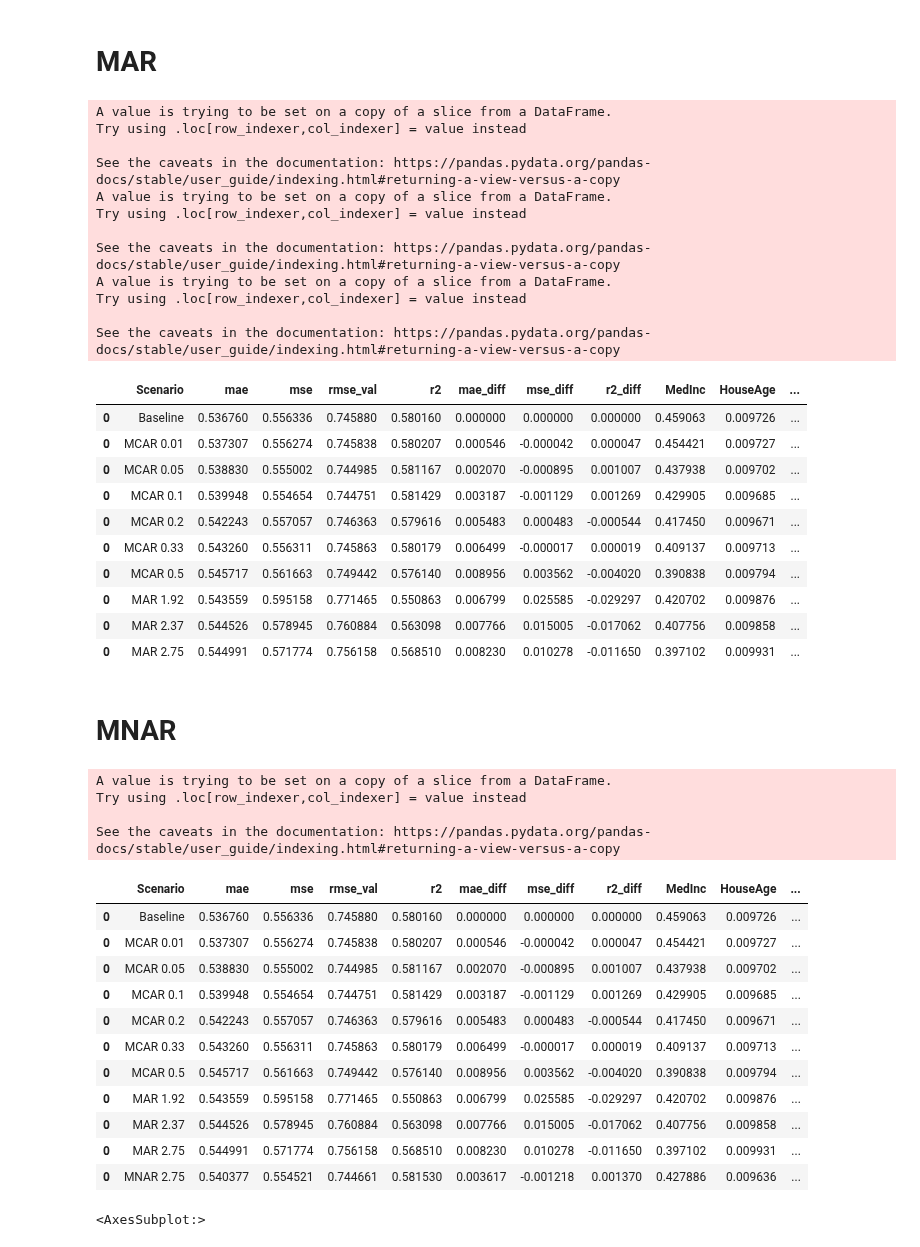
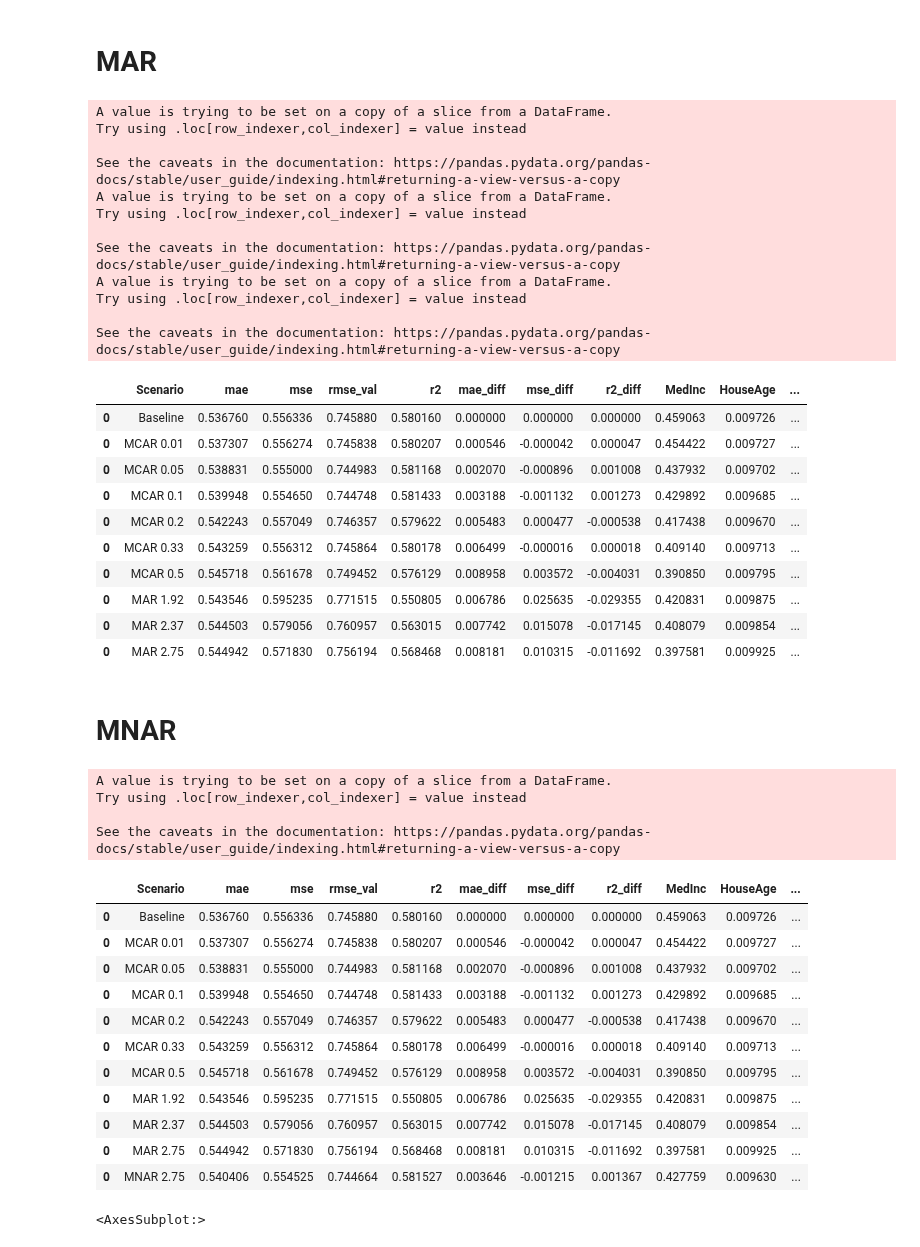
Before and after one commit to andrewmejia600/DS7333, a Jupyter notebook: CASE_STUDY_10/Case 10 Imputation.ipynb, the cells around one changed output. Drawn from its saved outputs; the diff is of its cells as text; code cells hidden in the pictures.

```diff
--- a/CASE_STUDY_10/Case 10 Imputation.ipynb
+++ b/CASE_STUDY_10/Case 10 Imputation.ipynb
@@ -9,7 +11,7 @@ from sklearn.metrics import mean_squared_error, r2_score, mean_absolute_error
 # %% [markdown]
 # Helper Functions
 # %%
-def rand_msng(feat_msng, df_obj, frac_msng=0.3, rand_state=99):
+def rand_msng(feat_msng, imp_val, df_obj, frac_msng=0.3, rand_state=99):
 
     try:
         df_msng = df_obj.sample(frac=frac_msng, random_state=rand_state)
@@ -17,8 +19,7 @@ def rand_msng(feat_msng, df_obj, frac_msng=0.3, rand_state=99):
         df_msng[feat_msng] = np.nan
         #concatenate the not missing with the missing dataframe
         df_new = pd.concat([df_msng, df_not_msng])
-        #note that we only compute the median of the training data and apply to all missing data to avoid leakage
-        df_new[feat_msng] = df_new[feat_msng].fillna(df_new[feat_msng].iloc[train_index].median())
+        df_new[feat_msng] = df_new[feat_msng].fillna(imp_val)
         df_new = df_new.sort_index()
 
     except:
@@ -26,7 +27,7 @@ def rand_msng(feat_msng, df_obj, frac_msng=0.3, rand_state=99):
 
     return df_new
 
-def msng_at_rand(feat_crit, feat_msng, df_obj, use_crit=1, rand_state=99):
+def msng_at_rand(feat_crit, feat_msng, imp_val, df_obj, use_crit=1, rand_state=99):
 
     try:
         df_msng = df_obj.query("{0} < {1}".format(feat_crit,use_crit))
@@ -34,8 +35,7 @@ def msng_at_rand(feat_crit, feat_msng, df_obj, use_crit=1, rand_state=99):
         df_msng[feat_msng] = np.nan
         #concatenate the not missing with the missing dataframe
         df_new = pd.concat([df_msng, df_not_msng])
-        #note that we only compute the median of the training data and apply to all missing data to avoid leakage
-        df_new[feat_msng] = df_new[feat_msng].fillna(df_new[feat_msng].iloc[train_index].median())
+        df_new[feat_msng] = df_new[feat_msng].fillna(imp_val)
         df_new = df_new.sort_index()
 
     except:
@@ -43,7 +43,7 @@ def msng_at_rand(feat_crit, feat_msng, df_obj, use_crit=1, rand_state=99):
 
     return df_new
 
-def msng_not_at_rand(feat_msng, df_obj, frac_msng=0.25, rand_state=99):
+def msng_not_at_rand(feat_msng, imp_val, df_obj, frac_msng=0.25, rand_state=99):
 
     try:
         myIndex = int(((1-frac_msng)*len(df_obj)))
@@ -52,8 +52,7 @@ def msng_not_at_rand(feat_msng, df_obj, frac_msng=0.25, rand_state=99):
         df_msng[feat_msng] = np.nan
         #concatenate the not missing with the missing dataframe
         df_new = pd.concat([df_msng, df_not_msng])
-        #note that we only compute the median of the training data and apply to all missing data to avoid leakage
-        df_new[feat_msng] = df_new[feat_msng].fillna(df_new[feat_msng].iloc[train_index].median())
+        df_new[feat_msng] = df_new[feat_msng].fillna(imp_val)
         df_new = df_new.sort_index()
 
     except:
@@ -220,3 +219,4 @@ df_overall
 # %%
 msng_col = 'AveBedrms' #the column we will create missing values for and then fill in with imputation
 crit_col = 'MedInc' #the column we will use as criteria for MAR
+imputation_value = df[msng_col].iloc[train_index].median() #grab the median value for AveBedrms from training only
@@ -228,7 +232,7 @@ msng_pcnt = [.01, .05, .1, .2, .33, .5]
 scen = 'MCAR'
 for i in msng_pcnt:
     #get the data with imputed values
-    df_new_msng = rand_msng(msng_col, df, i)
+    df_new_msng = rand_msng(msng_col, imputation_value, df, i)
     #get into training and test
     train_set = df_new_msng.iloc[train_index]
     test_set = df_new_msng.iloc[test_index]
@@ -265,7 +269,7 @@ scen = 'MAR'
 for i in the_criteria:
     #get the data with imputed values
     #here, we are applying the criteria to MedInc where MedInc < the_criteria
-    df_new_msng = msng_at_rand(crit_col,msng_col, df, i)
+    df_new_msng = msng_at_rand(crit_col,msng_col, imputation_value, df, i)
     #get into training and test
     train_set = df_new_msng.iloc[train_index]
     test_set = df_new_msng.iloc[test_index]
@@ -296,53 +300,53 @@ Try using .loc[row_indexer,col_indexer] = value instead
 See the caveats in the documentation: https://pandas.pydata.org/pandas-docs/stable/user_guide/indexing.html#returning-a-view-versus-a-copy
 |  | Scenario | mae | mse | rmse_val | r2 | mae_diff | mse_diff | r2_diff | MedInc | HouseAge | ... |
 | 0 | Baseline | 0.536760 | 0.556336 | 0.745880 | 0.580160 | 0.000000 | 0.000000 | 0.000000 | 0.459063 | 0.009726 | ... |
-| 0 | MCAR 0.01 | 0.537307 | 0.556274 | 0.745838 | 0.580207 | 0.000546 | -0.000042 | 0.000047 | 0.454421 | 0.009727 | ... |
-| 0 | MCAR 0.05 | 0.538830 | 0.555002 | 0.744985 | 0.581167 | 0.002070 | -0.000895 | 0.001007 | 0.437938 | 0.009702 | ... |
-| 0 | MCAR 0.1 | 0.539948 | 0.554654 | 0.744751 | 0.581429 | 0.003187 | -0.001129 | 0.001269 | 0.429905 | 0.009685 | ... |
-| 0 | MCAR 0.2 | 0.542243 | 0.557057 | 0.746363 | 0.579616 | 0.005483 | 0.000483 | -0.000544 | 0.417450 | 0.009671 | ... |
-| 0 | MCAR 0.33 | 0.543260 | 0.556311 | 0.745863 | 0.580179 | 0.006499 | -0.000017 | 0.000019 | 0.409137 | 0.009713 | ... |
-| 0 | MCAR 0.5 | 0.545717 | 0.561663 | 0.749442 | 0.576140 | 0.008956 | 0.003562 | -0.004020 | 0.390838 | 0.009794 | ... |
-| 0 | MAR 1.92 | 0.543559 | 0.595158 | 0.771465 | 0.550863 | 0.006799 | 0.025585 | -0.029297 | 0.420702 | 0.009876 | ... |
-| 0 | MAR 2.37 | 0.544526 | 0.578945 | 0.760884 | 0.563098 | 0.007766 | 0.015005 | -0.017062 | 0.407756 | 0.009858 | ... |
-| 0 | MAR 2.75 | 0.544991 | 0.571774 | 0.756158 | 0.568510 | 0.008230 | 0.010278 | -0.011650 | 0.397102 | 0.009931 | ... |
+| 0 | MCAR 0.01 | 0.537307 | 0.556274 | 0.745838 | 0.580207 | 0.000546 | -0.000042 | 0.000047 | 0.454422 | 0.009727 | ... |
+| 0 | MCAR 0.05 | 0.538831 | 0.555000 | 0.744983 | 0.581168 | 0.002070 | -0.000896 | 0.001008 | 0.437932 | 0.009702 | ... |
+| 0 | MCAR 0.1 | 0.539948 | 0.554650 | 0.744748 | 0.581433 | 0.003188 | -0.001132 | 0.001273 | 0.429892 | 0.009685 | ... |
+| 0 | MCAR 0.2 | 0.542243 | 0.557049 | 0.746357 | 0.579622 | 0.005483 | 0.000477 | -0.000538 | 0.417438 | 0.009670 | ... |
+| 0 | MCAR 0.33 | 0.543259 | 0.556312 | 0.745864 | 0.580178 | 0.006499 | -0.000016 | 0.000018 | 0.409140 | 0.009713 | ... |
+| 0 | MCAR 0.5 | 0.545718 | 0.561678 | 0.749452 | 0.576129 | 0.008958 | 0.003572 | -0.004031 | 0.390850 | 0.009795 | ... |
+| 0 | MAR 1.92 | 0.543546 | 0.595235 | 0.771515 | 0.550805 | 0.006786 | 0.025635 | -0.029355 | 0.420831 | 0.009875 | ... |
+| 0 | MAR 2.37 | 0.544503 | 0.579056 | 0.760957 | 0.563015 | 0.007742 | 0.015078 | -0.017145 | 0.408079 | 0.009854 | ... |
+| 0 | MAR 2.75 | 0.544942 | 0.571830 | 0.756194 | 0.568468 | 0.008181 | 0.010315 | -0.011692 | 0.397581 | 0.009925 | ... |
 # %% [markdown]
 # MNAR
 # %%
 scen = 'MNAR'
 #get the data with imputed values
-df_new_msng = msng_not_at_rand(msng_col, df, 0.25)
+df_new_msng = msng_not_at_rand(msng_col, imputation_value, df, 0.25)
 #get into training and test
 train_set = df_new_msng.iloc[train_index]
 test_set = df_new_msng.iloc[test_index]
 X_train = train_set.iloc[:, 0:8].values # returns the data; excluding the target
 Y_train = train_set.iloc[:, -1].values # returns the target-only
 X_test = test_set.iloc[:, 0:8].values # ""
 Y_test = test_set.iloc[:, -1].values # ""
 #fit model
 reg = LinearRegression(normalize=True).fit(X_train, Y_train)
 #predict on test
 Y_pred = reg.predict(X_test)
 #get model metrics into overall results dataframe
 df_overall = add_to_results_df(scen, df_overall, i, reg, Y_test, Y_pred)
 
 df_overall
 # %% [output]
 A value is trying to be set on a copy of a slice from a DataFrame.
 Try using .loc[row_indexer,col_indexer] = value instead
 
 See the caveats in the documentation: https://pandas.pydata.org/pandas-docs/stable/user_guide/indexing.html#returning-a-view-versus-a-copy
 |  | Scenario | mae | mse | rmse_val | r2 | mae_diff | mse_diff | r2_diff | MedInc | HouseAge | ... |
 | 0 | Baseline | 0.536760 | 0.556336 | 0.745880 | 0.580160 | 0.000000 | 0.000000 | 0.000000 | 0.459063 | 0.009726 | ... |
-| 0 | MCAR 0.01 | 0.537307 | 0.556274 | 0.745838 | 0.580207 | 0.000546 | -0.000042 | 0.000047 | 0.454421 | 0.009727 | ... |
-| 0 | MCAR 0.05 | 0.538830 | 0.555002 | 0.744985 | 0.581167 | 0.002070 | -0.000895 | 0.001007 | 0.437938 | 0.009702 | ... |
-| 0 | MCAR 0.1 | 0.539948 | 0.554654 | 0.744751 | 0.581429 | 0.003187 | -0.001129 | 0.001269 | 0.429905 | 0.009685 | ... |
-| 0 | MCAR 0.2 | 0.542243 | 0.557057 | 0.746363 | 0.579616 | 0.005483 | 0.000483 | -0.000544 | 0.417450 | 0.009671 | ... |
-| 0 | MCAR 0.33 | 0.543260 | 0.556311 | 0.745863 | 0.580179 | 0.006499 | -0.000017 | 0.000019 | 0.409137 | 0.009713 | ... |
-| 0 | MCAR 0.5 | 0.545717 | 0.561663 | 0.749442 | 0.576140 | 0.008956 | 0.003562 | -0.004020 | 0.390838 | 0.009794 | ... |
-| 0 | MAR 1.92 | 0.543559 | 0.595158 | 0.771465 | 0.550863 | 0.006799 | 0.025585 | -0.029297 | 0.420702 | 0.009876 | ... |
-| 0 | MAR 2.37 | 0.544526 | 0.578945 | 0.760884 | 0.563098 | 0.007766 | 0.015005 | -0.017062 | 0.407756 | 0.009858 | ... |
-| 0 | MAR 2.75 | 0.544991 | 0.571774 | 0.756158 | 0.568510 | 0.008230 | 0.010278 | -0.011650 | 0.397102 | 0.009931 | ... |
-| 0 | MNAR 2.75 | 0.540377 | 0.554521 | 0.744661 | 0.581530 | 0.003617 | -0.001218 | 0.001370 | 0.427886 | 0.009636 | ... |
+| 0 | MCAR 0.01 | 0.537307 | 0.556274 | 0.745838 | 0.580207 | 0.000546 | -0.000042 | 0.000047 | 0.454422 | 0.009727 | ... |
+| 0 | MCAR 0.05 | 0.538831 | 0.555000 | 0.744983 | 0.581168 | 0.002070 | -0.000896 | 0.001008 | 0.437932 | 0.009702 | ... |
+| 0 | MCAR 0.1 | 0.539948 | 0.554650 | 0.744748 | 0.581433 | 0.003188 | -0.001132 | 0.001273 | 0.429892 | 0.009685 | ... |
+| 0 | MCAR 0.2 | 0.542243 | 0.557049 | 0.746357 | 0.579622 | 0.005483 | 0.000477 | -0.000538 | 0.417438 | 0.009670 | ... |
+| 0 | MCAR 0.33 | 0.543259 | 0.556312 | 0.745864 | 0.580178 | 0.006499 | -0.000016 | 0.000018 | 0.409140 | 0.009713 | ... |
+| 0 | MCAR 0.5 | 0.545718 | 0.561678 | 0.749452 | 0.576129 | 0.008958 | 0.003572 | -0.004031 | 0.390850 | 0.009795 | ... |
+| 0 | MAR 1.92 | 0.543546 | 0.595235 | 0.771515 | 0.550805 | 0.006786 | 0.025635 | -0.029355 | 0.420831 | 0.009875 | ... |
+| 0 | MAR 2.37 | 0.544503 | 0.579056 | 0.760957 | 0.563015 | 0.007742 | 0.015078 | -0.017145 | 0.408079 | 0.009854 | ... |
+| 0 | MAR 2.75 | 0.544942 | 0.571830 | 0.756194 | 0.568468 | 0.008181 | 0.010315 | -0.011692 | 0.397581 | 0.009925 | ... |
+| 0 | MNAR 2.75 | 0.540406 | 0.554525 | 0.744664 | 0.581527 | 0.003646 | -0.001215 | 0.001367 | 0.427759 | 0.009630 | ... |
 # %%
 df_overall = df_overall.reset_index()
 # %%
```
Also changed, not shown: parts of 15 cells of this notebook.
